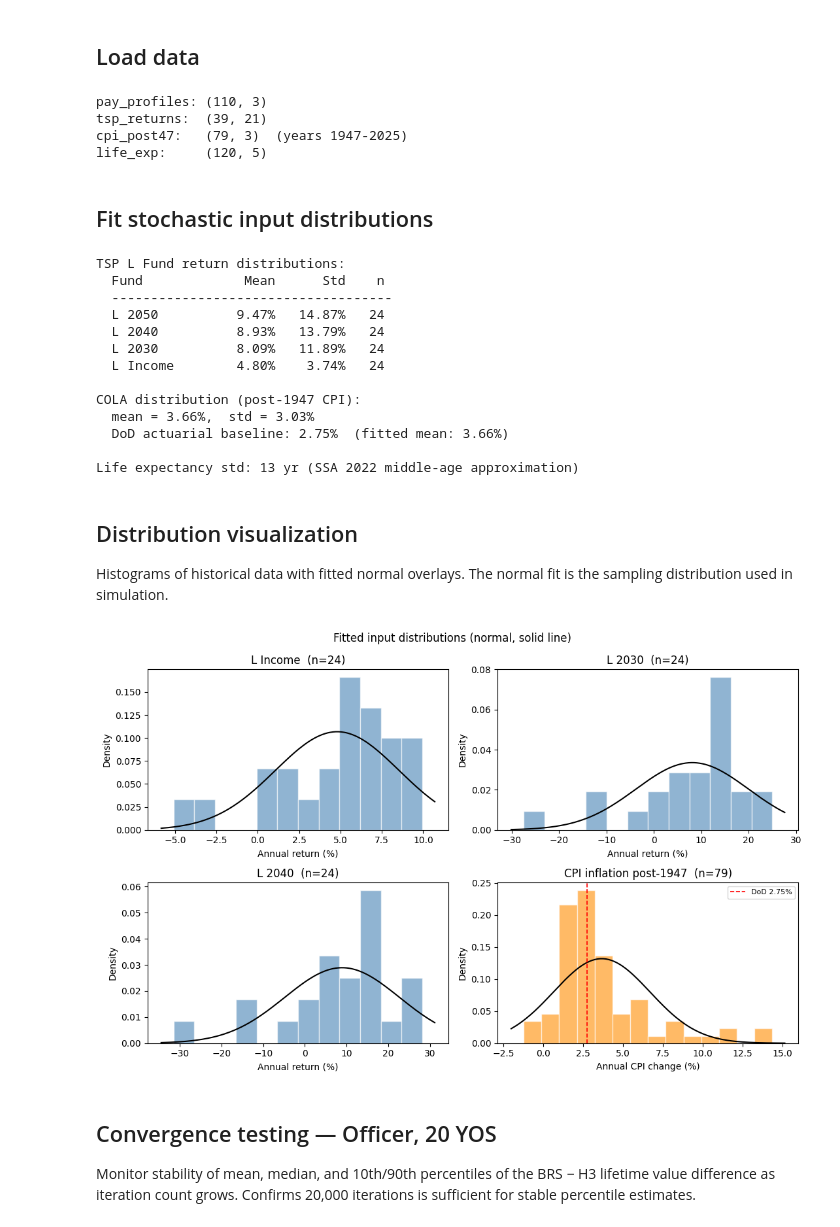
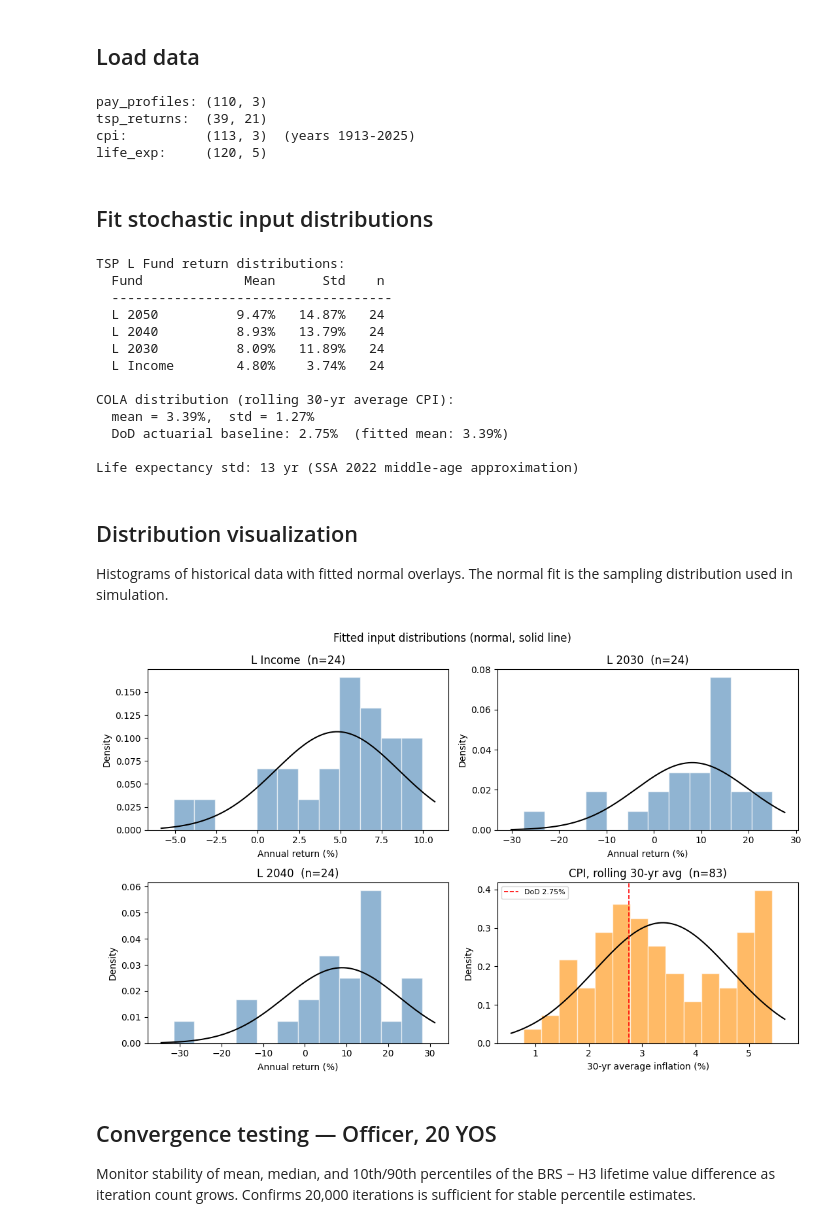
Before and after one commit to sgelety/military-retirement-monte-carlo, a Jupyter notebook: notebooks/03b_monte_carlo.ipynb, the cells around one changed output. Cells and saved outputs as stored; diff of their text form; code cells hidden in the pictures.

```diff
--- a/notebooks/03b_monte_carlo.ipynb
+++ b/notebooks/03b_monte_carlo.ipynb
@@ -69,8 +73,9 @@ ENTRY_AGE = {
 DISCOUNT_RATE = 0.05
 N_ITER = 20_000
 SEED_BASE = 42
-# Post-WWII; excludes wartime price spikes
-CPI_START_YEAR = 1947
+# COLA draw = lifetime-average inflation; fit on rolling
+# 30-year average CPI (see fit_cola_stats docstring)
+COLA_WINDOW = 30
 # %% [markdown]
 ## Load data
 # %%
@@ -88,25 +93,25 @@ det_results = pd.read_csv(
     PROCESSED / 'deterministic_results.csv'
 )
 
-cpi_post47 = cpi[cpi['Year'] >= CPI_START_YEAR].copy()
+yr_min = int(cpi['Year'].min())
+yr_max = int(cpi['Year'].max())
 print(f'pay_profiles: {pay_profiles.shape}')
 print(f'tsp_returns:  {tsp_returns.shape}')
-yr_max = int(cpi_post47['Year'].max())
 print(
-    f'cpi_post47:   {cpi_post47.shape}'
-    f'  (years {CPI_START_YEAR}-{yr_max})'
+    f'cpi:          {cpi.shape}'
+    f'  (years {yr_min}-{yr_max})'
 )
 print(f'life_exp:     {life_exp.shape}')
 # %% [output]
 pay_profiles: (110, 3)
 tsp_returns:  (39, 21)
-cpi_post47:   (79, 3)  (years 1947-2025)
+cpi:          (113, 3)  (years 1913-2025)
 life_exp:     (120, 5)
 # %% [markdown]
 ## Fit stochastic input distributions
 # %%
 fund_stats = fit_fund_stats(tsp_returns)
-cola_stats = fit_cola_stats(cpi_post47)
+cola_stats = fit_cola_stats(cpi, window=COLA_WINDOW)
 
 print('TSP L Fund return distributions:')
 hdr = '  {:<12} {:>8} {:>8} {:>4}'
@@ -118,7 +123,10 @@ for fund, s in fund_stats.items():
     print(f'  {fund:<12} {mu:>8.2%} {sig:>8.2%} {n:>4}')
 
 print()
-print('COLA distribution (post-1947 CPI):')
+print(
+    f'COLA distribution (rolling {COLA_WINDOW}-yr'
+    ' average CPI):'
+)
 c_mu = cola_stats['mean']
 c_sig = cola_stats['std']
 print(f'  mean = {c_mu:.2%},  std = {c_sig:.2%}')
@@ -140,9 +148,9 @@ TSP L Fund return distributions:
   L 2030          8.09%   11.89%   24
   L Income        4.80%    3.74%   24
 
-COLA distribution (post-1947 CPI):
-  mean = 3.66%,  std = 3.03%
-  DoD actuarial baseline: 2.75%  (fitted mean: 3.66%)
+COLA distribution (rolling 30-yr average CPI):
+  mean = 3.39%,  std = 1.27%
+  DoD actuarial baseline: 2.75%  (fitted mean: 3.39%)
 
 Life expectancy std: 13 yr (SSA 2022 middle-age approximation)
 # %% [markdown]
@@ -170,39 +178,48 @@ for i, fund in enumerate(plot_funds):
     ax.set_title(f'{fund}  (n={n_pts})')
     ax.set_xlabel('Annual return (%)')
 
 ax = axes.flat[3]
-cpi_vals = cpi_post47['Inflation'].dropna().values
+cpi_roll = (
+    cpi.sort_values('Year')['Inflation']
+    .dropna()
+    .rolling(COLA_WINDOW)
+    .mean()
+    .dropna()
+    .values
+)
 ax.hist(
-    cpi_vals, bins=14, density=True,
+    cpi_roll, bins=14, density=True,
     alpha=0.6, color='darkorange', edgecolor='white',
 )
 xlo, xhi = ax.get_xlim()
 xs = np.linspace(xlo, xhi, 200)
 ax.plot(
     xs,
     stats.norm.pdf(xs, c_mu * 100, c_sig * 100),
     'k-', lw=1.5,
 )
 ax.axvline(2.75, color='red', lw=1.2, ls='--',
            label='DoD 2.75%')
-n_cpi = len(cpi_vals)
+n_cpi = len(cpi_roll)
 ax.set_title(
-    f'CPI inflation post-{CPI_START_YEAR}  (n={n_cpi})'
+    f'CPI, rolling {COLA_WINDOW}-yr avg  (n={n_cpi})'
 )
-ax.set_xlabel('Annual CPI change (%)')
+ax.set_xlabel(
+    f'{COLA_WINDOW}-yr average inflation (%)'
+)
 ax.legend(fontsize=8)
 
 for ax in axes.flat:
     ax.set_ylabel('Density')
 
 fig.suptitle(
     'Fitted input distributions (normal, solid line)',
     fontsize=12,
 )
 plt.tight_layout()
 plt.show()
 # %% [output]
-[figure, old version]
+[figure, new version]
 # %% [markdown]
 ## Convergence testing — Officer, 20 YOS
 
```
Also changed, not shown: parts of 9 cells of this notebook, 6 other files.
